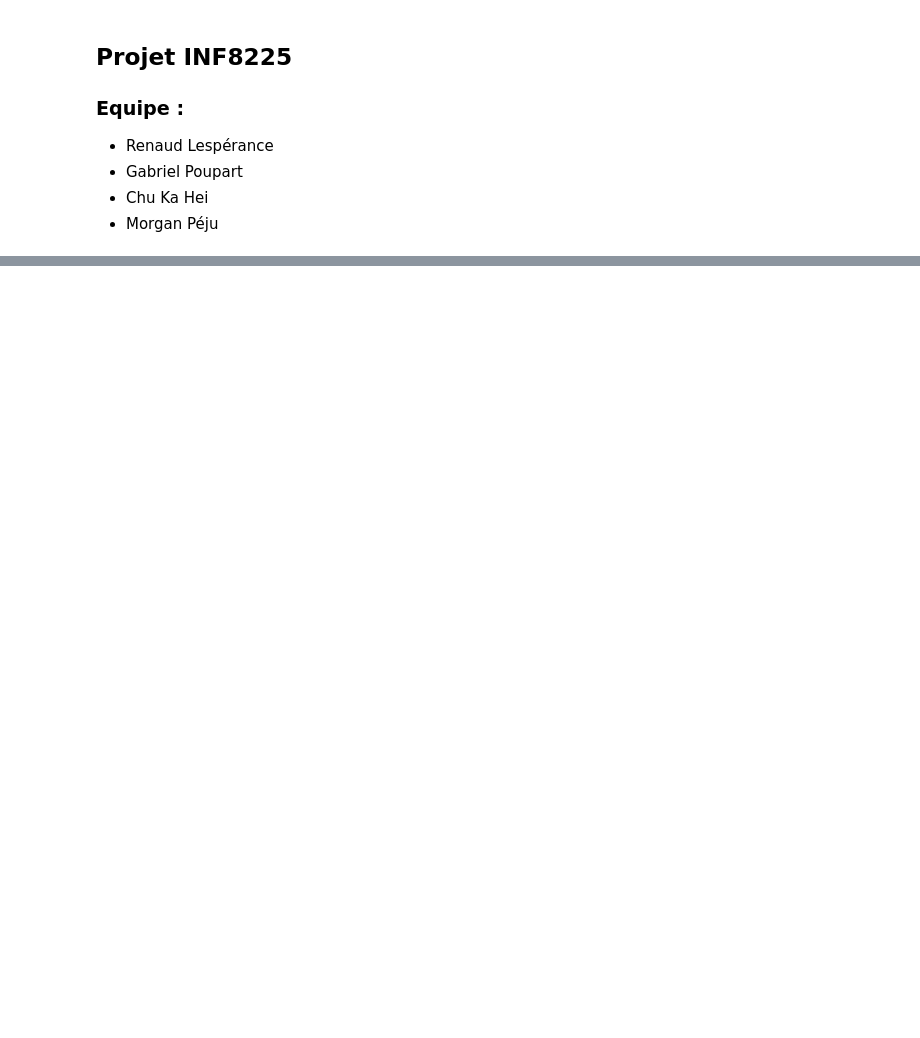
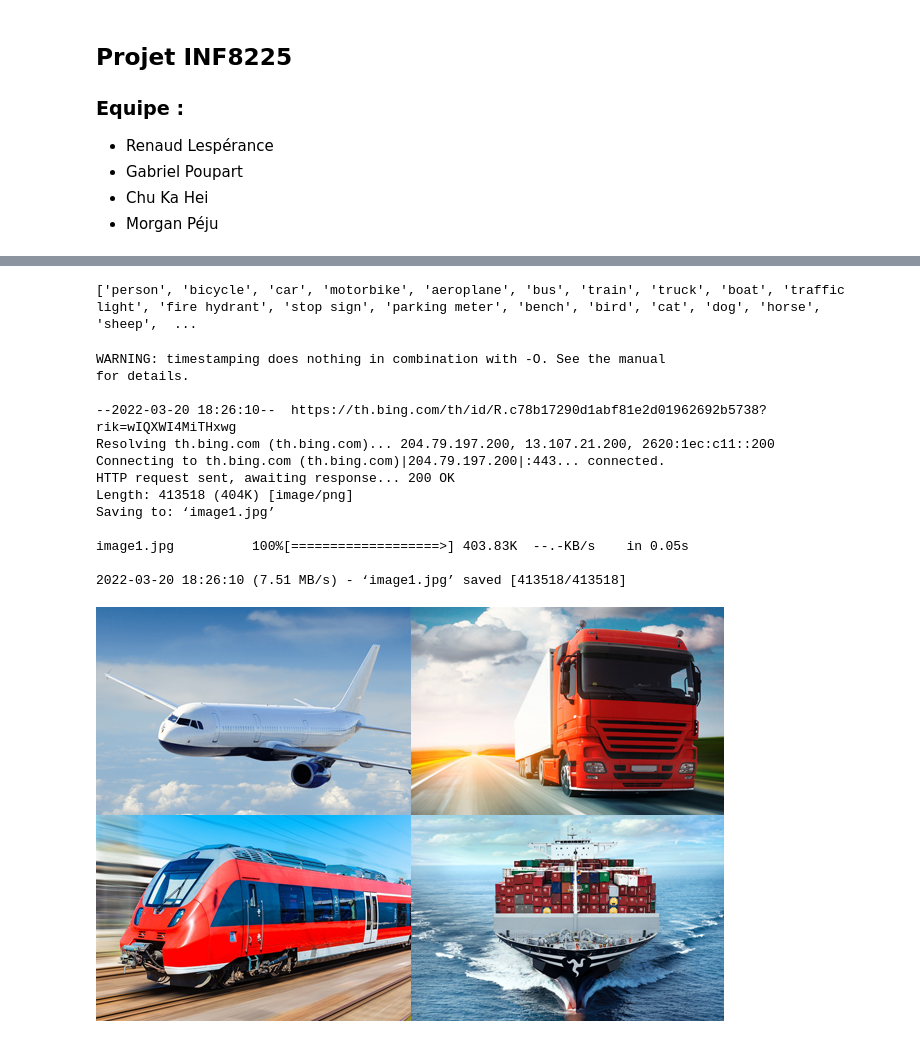
Before and after one commit to MorganPeju/inf8225_project, a Jupyter notebook: Projet_INF8225.ipynb, the cells around one changed output, grey strips where cells are left out. Drawn from its saved outputs; the diff is of its cells as text; code cells hidden in the pictures; blank space fills up the shorter version.

Commit message:
Detection test with Yolov3

```diff
--- a/Projet_INF8225.ipynb
+++ b/Projet_INF8225.ipynb
@@ -18,0 +48,9 @@
+# %%
+#Load Yolo
+net = cv2.dnn.readNet("yolov3.weights","yolov3.cfg")
+classes = []
+with open("coco.names","r") as f:
+  classes = [line.strip() for line in f.readlines()]
+print(classes)
+# %% [output]
+['person', 'bicycle', 'car', 'motorbike', 'aeroplane', 'bus', 'train', 'truck', 'boat', 'traffic light', 'fire hydrant', 'stop sign', 'parking meter', 'bench', 'bird', 'cat', 'dog', 'horse', 'sheep',  ...
@@ -18,0 +60,23 @@
+# %%
+# Get a image
+!wget -N -O image1.jpg https://th.bing.com/th/id/R.c78b17290d1abf81e2d01962692b5738?rik=wIQXWI4MiTHxwg&pid=ImgRaw&r=0&sres=1&sresct=1
+img = "image1.jpg"
+img = cv2.imread(img) # reads image
+# img = cv2.resize(img,None,fx=0.5,fy=0.5)
+height,weidth,channels = img.shape
+cv2_imshow(img)
+# %% [output]
+WARNING: timestamping does nothing in combination with -O. See the manual
+for details.
+
+--2022-03-20 18:26:10--  https://th.bing.com/th/id/R.c78b17290d1abf81e2d01962692b5738?rik=wIQXWI4MiTHxwg
+Resolving th.bing.com (th.bing.com)... 204.79.197.200, 13.107.21.200, 2620:1ec:c11::200
+Connecting to th.bing.com (th.bing.com)|204.79.197.200|:443... connected.
+HTTP request sent, awaiting response... 200 OK
+Length: 413518 (404K) [image/png]
+Saving to: ‘image1.jpg’
+
+image1.jpg          100%[===================>] 403.83K  --.-KB/s    in 0.05s
+
+2022-03-20 18:26:10 (7.51 MB/s) - ‘image1.jpg’ saved [413518/413518]
+[figure, added]
```
Also changed, not shown: parts of 9 cells of this notebook.
